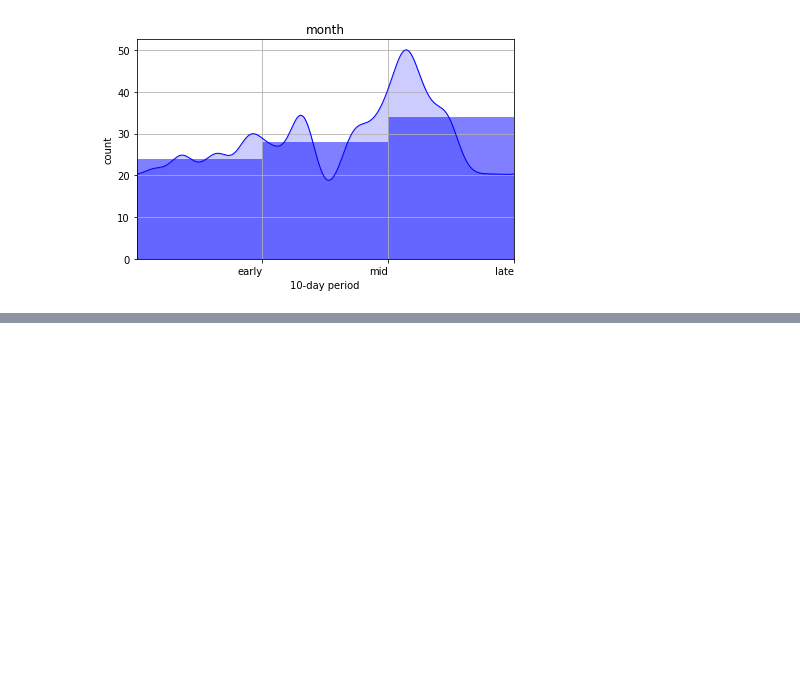
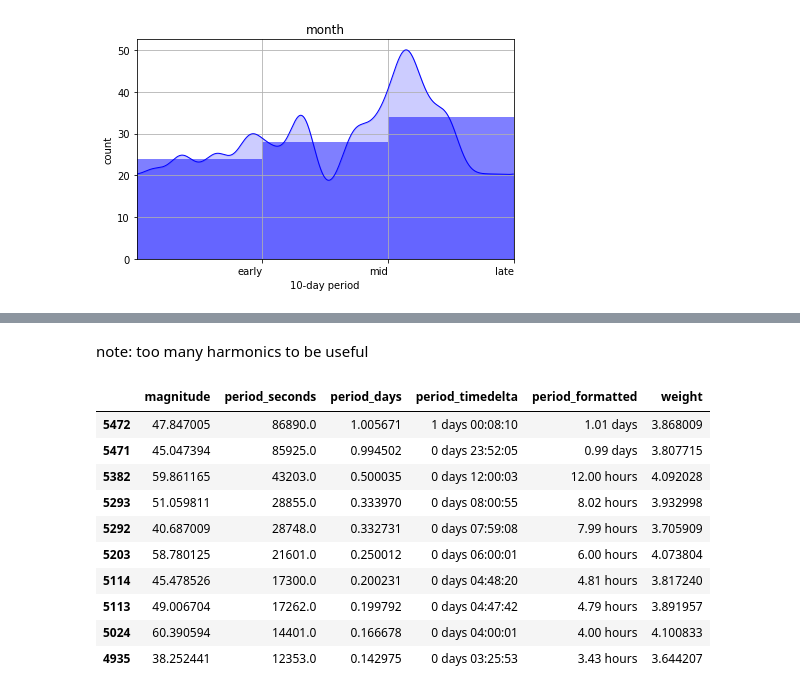
Before and after one commit to averykhoo/temporal-patterns, a Jupyter notebook: network-downtime.ipynb, the cells around one changed output, grey strips where cells are left out. Saved outputs shown, nothing was run; the diff lists cells and outputs as text; code cells hidden in the pictures; blank space fills up the shorter version.

```diff
--- a/network-downtime.ipynb
+++ b/network-downtime.ipynb
@@ -98,0 +186,16 @@ tss2.month.plot()
+# %% [markdown]
+note: too many harmonics to be useful
+# %%
+df[(df['period_seconds'] > 3600) & (df['magnitude'] > 30)].sort_values('period_seconds', ascending=False).head(10)
+# %% [output]
+|  | magnitude | period_seconds | period_days | period_timedelta | period_formatted | weight |
+| 5472 | 47.847005 | 86890.0 | 1.005671 | 1 days 00:08:10 | 1.01 days | 3.868009 |
+| 5471 | 45.047394 | 85925.0 | 0.994502 | 0 days 23:52:05 | 0.99 days | 3.807715 |
+| 5382 | 59.861165 | 43203.0 | 0.500035 | 0 days 12:00:03 | 12.00 hours | 4.092028 |
+| 5293 | 51.059811 | 28855.0 | 0.333970 | 0 days 08:00:55 | 8.02 hours | 3.932998 |
+| 5292 | 40.687009 | 28748.0 | 0.332731 | 0 days 07:59:08 | 7.99 hours | 3.705909 |
+| 5203 | 58.780125 | 21601.0 | 0.250012 | 0 days 06:00:01 | 6.00 hours | 4.073804 |
+| 5114 | 45.478526 | 17300.0 | 0.200231 | 0 days 04:48:20 | 4.81 hours | 3.817240 |
+| 5113 | 49.006704 | 17262.0 | 0.199792 | 0 days 04:47:42 | 4.79 hours | 3.891957 |
+| 5024 | 60.390594 | 14401.0 | 0.166678 | 0 days 04:00:01 | 4.00 hours | 4.100833 |
+| 4935 | 38.252441 | 12353.0 | 0.142975 | 0 days 03:25:53 | 3.43 hours | 3.644207 |
```
Also changed, not shown: parts of 9 cells of this notebook, 1 other file.
